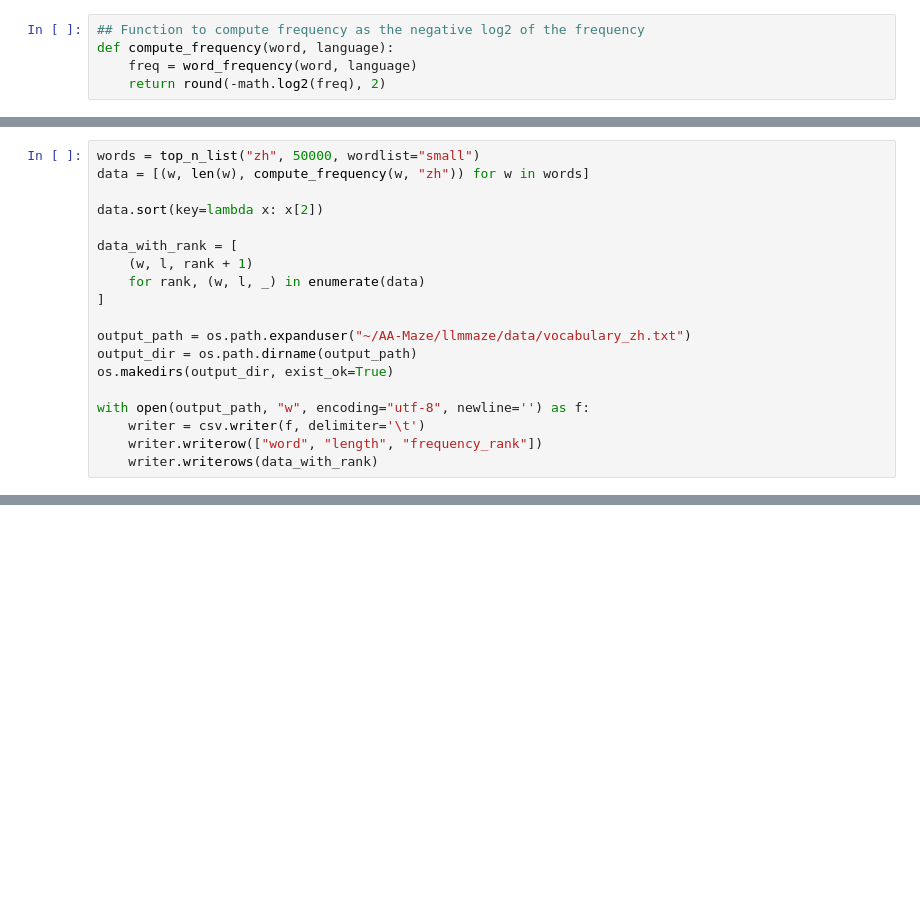
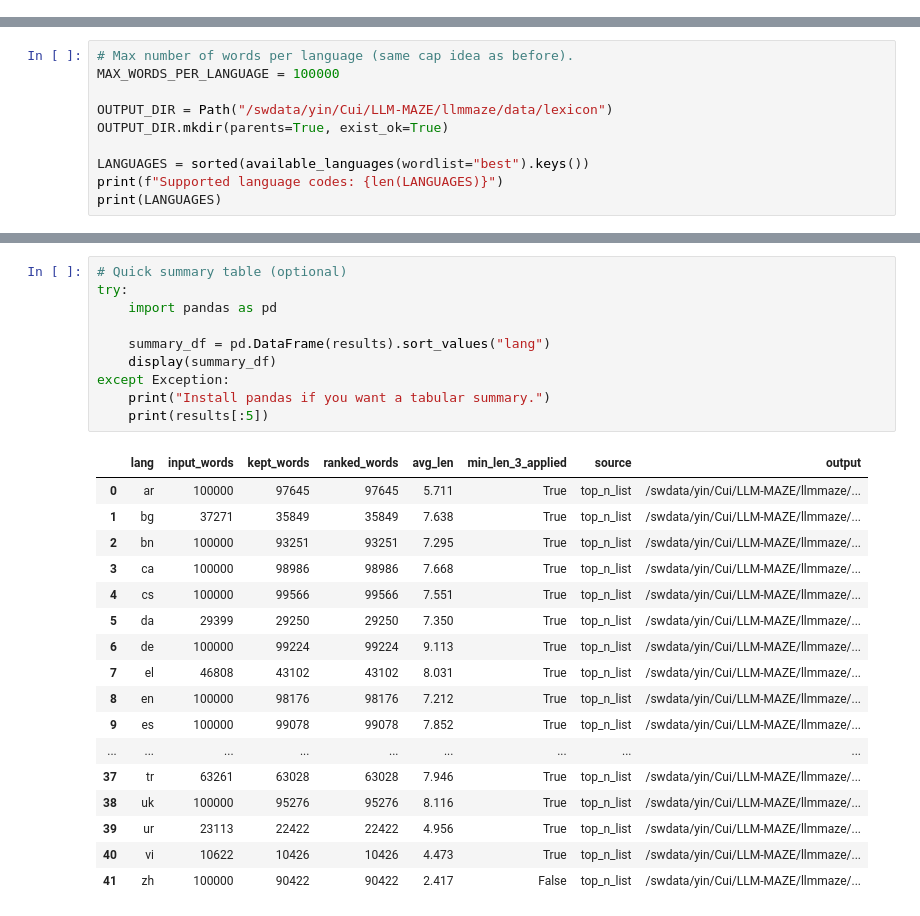
Before and after one commit to cuierd/Multilingual-Agents-A-Maze, a Jupyter notebook: utils/create_lexicon.ipynb, the cells around one changed output, grey strips where cells are left out. Drawn from its saved outputs; the diff is of its cells as text; blank space fills up the shorter version.

Commit message:
agent-maze cpl version

```diff
--- a/utils/create_lexicon.ipynb
+++ b/utils/create_lexicon.ipynb
@@ -25,5 +0,0 @@ print(word_frequency('the', 'en'))
-# %%
-## Function to compute frequency as the negative log2 of the frequency
-def compute_frequency(word, language):
-    freq = word_frequency(word, language)
-    return round(-math.log2(freq), 2)
@@ -59,19 +0,0 @@ with open(output_path, "w", encoding="utf-8", newline='') as f:
-# %%
-words = top_n_list("zh", 50000, wordlist="small")
-data = [(w, len(w), compute_frequency(w, "zh")) for w in words]
-
-data.sort(key=lambda x: x[2])
-
-data_with_rank = [
-    (w, l, rank + 1)
-    for rank, (w, l, _) in enumerate(data)
-]
-
-output_path = os.path.expanduser("~/AA-Maze/llmmaze/data/vocabulary_zh.txt")
-output_dir = os.path.dirname(output_path)
-os.makedirs(output_dir, exist_ok=True)
-
-with open(output_path, "w", encoding="utf-8", newline='') as f:
-    writer = csv.writer(f, delimiter='\t')
-    writer.writerow(["word", "length", "frequency_rank"])
-    writer.writerows(data_with_rank)
@@ -77,0 +35,10 @@ with open(output_path, "w", encoding="utf-8", newline='') as f:
+# %%
+# Max number of words per language (same cap idea as before).
+MAX_WORDS_PER_LANGUAGE = 100000
+
+OUTPUT_DIR = Path("/swdata/yin/Cui/LLM-MAZE/llmmaze/data/lexicon")
+OUTPUT_DIR.mkdir(parents=True, exist_ok=True)
+
+LANGUAGES = sorted(available_languages(wordlist="best").keys())
+print(f"Supported language codes: {len(LANGUAGES)}")
+print(LANGUAGES)
@@ -77,0 +296,28 @@ with open(output_path, "w", encoding="utf-8", newline='') as f:
+# %%
+# Quick summary table (optional)
+try:
+    import pandas as pd
+
+    summary_df = pd.DataFrame(results).sort_values("lang")
+    display(summary_df)
+except Exception:
+    print("Install pandas if you want a tabular summary.")
+    print(results[:5])
+# %% [output]
+|  | lang | input_words | kept_words | ranked_words | avg_len | min_len_3_applied | source | output |
+| 0 | ar | 100000 | 97645 | 97645 | 5.711 | True | top_n_list | /swdata/yin/Cui/LLM-MAZE/llmmaze/... |
+| 1 | bg | 37271 | 35849 | 35849 | 7.638 | True | top_n_list | /swdata/yin/Cui/LLM-MAZE/llmmaze/... |
+| 2 | bn | 100000 | 93251 | 93251 | 7.295 | True | top_n_list | /swdata/yin/Cui/LLM-MAZE/llmmaze/... |
+| 3 | ca | 100000 | 98986 | 98986 | 7.668 | True | top_n_list | /swdata/yin/Cui/LLM-MAZE/llmmaze/... |
+| 4 | cs | 100000 | 99566 | 99566 | 7.551 | True | top_n_list | /swdata/yin/Cui/LLM-MAZE/llmmaze/... |
+| 5 | da | 29399 | 29250 | 29250 | 7.350 | True | top_n_list | /swdata/yin/Cui/LLM-MAZE/llmmaze/... |
+| 6 | de | 100000 | 99224 | 99224 | 9.113 | True | top_n_list | /swdata/yin/Cui/LLM-MAZE/llmmaze/... |
+| 7 | el | 46808 | 43102 | 43102 | 8.031 | True | top_n_list | /swdata/yin/Cui/LLM-MAZE/llmmaze/... |
+| 8 | en | 100000 | 98176 | 98176 | 7.212 | True | top_n_list | /swdata/yin/Cui/LLM-MAZE/llmmaze/... |
+| 9 | es | 100000 | 99078 | 99078 | 7.852 | True | top_n_list | /swdata/yin/Cui/LLM-MAZE/llmmaze/... |
+| ... | ... | ... | ... | ... | ... | ... | ... | ... |
+| 37 | tr | 63261 | 63028 | 63028 | 7.946 | True | top_n_list | /swdata/yin/Cui/LLM-MAZE/llmmaze/... |
+| 38 | uk | 100000 | 95276 | 95276 | 8.116 | True | top_n_list | /swdata/yin/Cui/LLM-MAZE/llmmaze/... |
+| 39 | ur | 23113 | 22422 | 22422 | 4.956 | True | top_n_list | /swdata/yin/Cui/LLM-MAZE/llmmaze/... |
+| 40 | vi | 10622 | 10426 | 10426 | 4.473 | True | top_n_list | /swdata/yin/Cui/LLM-MAZE/llmmaze/... |
+| 41 | zh | 100000 | 90422 | 90422 | 2.417 | False | top_n_list | /swdata/yin/Cui/LLM-MAZE/llmmaze/... |
```
Also changed, not shown: parts of 12 cells of this notebook, 23 other files.
